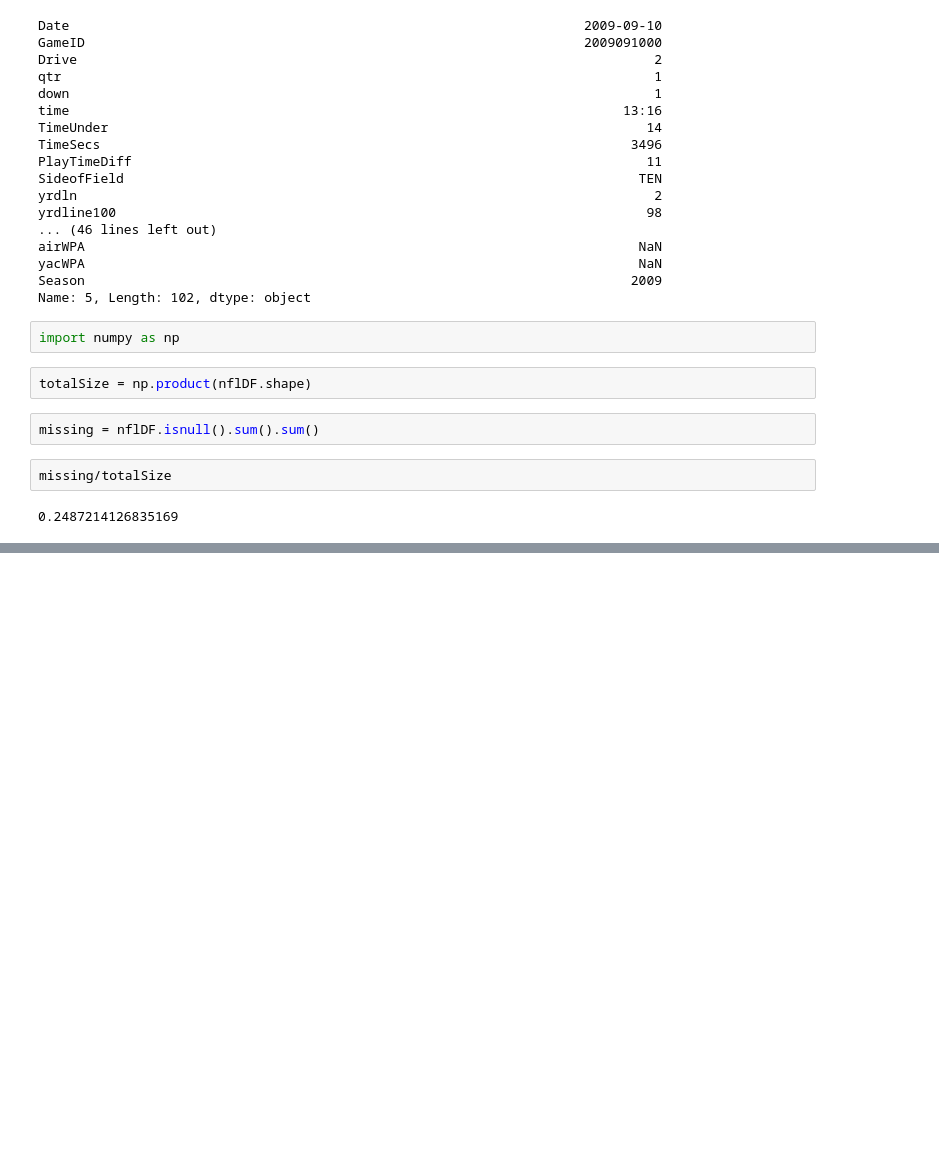
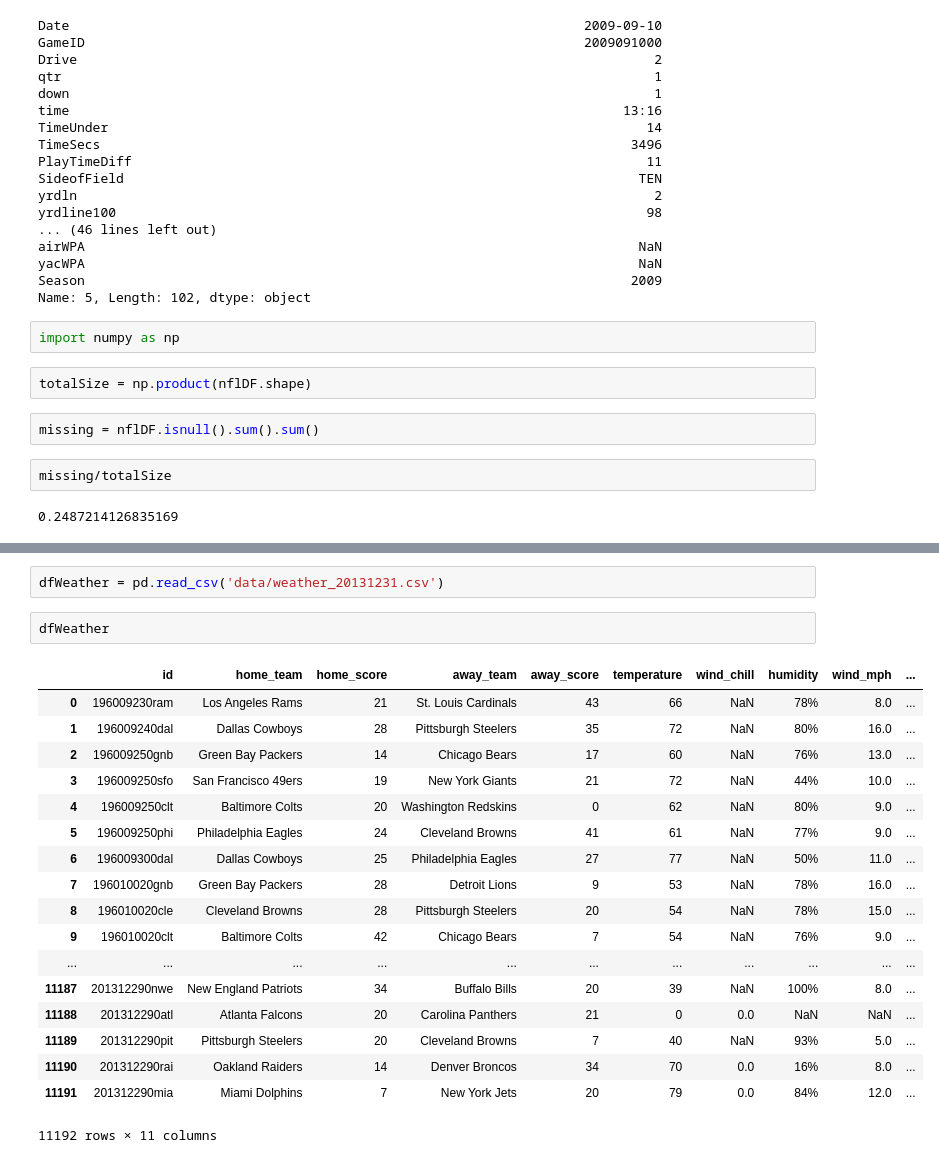
Before and after one commit to msohail07/FootballAnalysis, a Jupyter notebook: ncaaf_EDA_0.ipynb, the cells around one changed output, grey strips where cells are left out. Cells and saved outputs as stored; diff of their text form; blank space fills up the shorter version.

```diff
--- a/ncaaf_EDA_0.ipynb
+++ b/ncaaf_EDA_0.ipynb
@@ -89,0 +127,23 @@ missing/totalSize
+# %%
+dfWeather = pd.read_csv('data/weather_20131231.csv')
+# %%
+dfWeather
+# %% [output]
+|  | id | home_team | home_score | away_team | away_score | temperature | wind_chill | humidity | wind_mph | ... |
+| 0 | 196009230ram | Los Angeles Rams | 21 | St. Louis Cardinals | 43 | 66 | NaN | 78% | 8.0 | ... |
+| 1 | 196009240dal | Dallas Cowboys | 28 | Pittsburgh Steelers | 35 | 72 | NaN | 80% | 16.0 | ... |
+| 2 | 196009250gnb | Green Bay Packers | 14 | Chicago Bears | 17 | 60 | NaN | 76% | 13.0 | ... |
+| 3 | 196009250sfo | San Francisco 49ers | 19 | New York Giants | 21 | 72 | NaN | 44% | 10.0 | ... |
+| 4 | 196009250clt | Baltimore Colts | 20 | Washington Redskins | 0 | 62 | NaN | 80% | 9.0 | ... |
+| 5 | 196009250phi | Philadelphia Eagles | 24 | Cleveland Browns | 41 | 61 | NaN | 77% | 9.0 | ... |
+| 6 | 196009300dal | Dallas Cowboys | 25 | Philadelphia Eagles | 27 | 77 | NaN | 50% | 11.0 | ... |
+| 7 | 196010020gnb | Green Bay Packers | 28 | Detroit Lions | 9 | 53 | NaN | 78% | 16.0 | ... |
+| 8 | 196010020cle | Cleveland Browns | 28 | Pittsburgh Steelers | 20 | 54 | NaN | 78% | 15.0 | ... |
+| 9 | 196010020clt | Baltimore Colts | 42 | Chicago Bears | 7 | 54 | NaN | 76% | 9.0 | ... |
+| ... | ... | ... | ... | ... | ... | ... | ... | ... | ... | ... |
+| 11187 | 201312290nwe | New England Patriots | 34 | Buffalo Bills | 20 | 39 | NaN | 100% | 8.0 | ... |
+| 11188 | 201312290atl | Atlanta Falcons | 20 | Carolina Panthers | 21 | 0 | 0.0 | NaN | NaN | ... |
+| 11189 | 201312290pit | Pittsburgh Steelers | 20 | Cleveland Browns | 7 | 40 | NaN | 93% | 5.0 | ... |
+| 11190 | 201312290rai | Oakland Raiders | 14 | Denver Broncos | 34 | 70 | 0.0 | 16% | 8.0 | ... |
+| 11191 | 201312290mia | Miami Dolphins | 7 | New York Jets | 20 | 79 | 0.0 | 84% | 12.0 | ... |
+11192 rows × 11 columns
```
Also changed, not shown: parts of 6 cells of this notebook.
